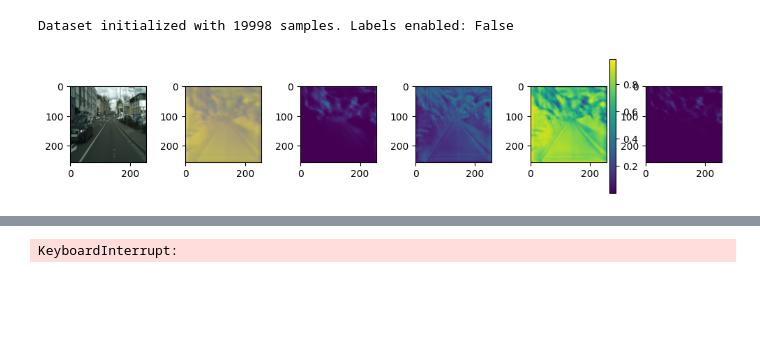
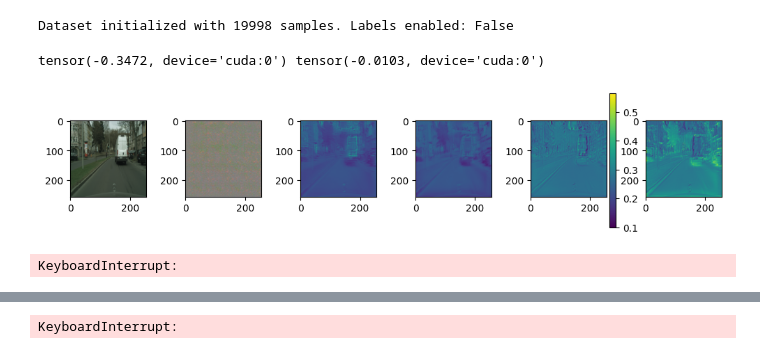
Before and after one commit to Ilias-Paralikas/Unsupervised-Learning, a Jupyter notebook: test.ipynb, the cells around one changed output, grey strips where cells are left out. Cells and saved outputs as stored; diff of their text form; code cells hidden in the pictures; blank space fills up the shorter version.

```diff
--- a/test.ipynb
+++ b/test.ipynb
@@ -19,14 +19,19 @@ from DCGAN.loss_functions import GradientPenaltyLoss, EntropyLoss, DriftLoss, We
 device ="cuda" if torch.cuda.is_available() else "cpu"
 scale_for_display = lambda x: x.mul(0.5).add(0.5)
 # %%
-channels = [512,256,128,64,32,32,16]
-vectorizer_output_channels = [i for i in channels[:-1]]
-degrees_of_freedom = [64 for i in channels]
 n_components= 4
 
-seg_gen_cut_connections = 2
+encoder_channels = [512,256,128,64,32,32,16]
+decoder_channels = [i//2 for i in encoder_channels]
 
-batch_size = 16
+degrees_of_freedom = [i//8 for i in decoder_channels]
+vectorizer_output_channels = [i *n_components for i in degrees_of_freedom[1:]]
+
+grid_sizes = [1, 2, 4, 8, 16, 16, 16]
+
+seg_gen_cut_connections = 0
+
+batch_size = 8
 rec_model_lr = 1.0e-4
 seg_model_lr = 1.0e-5
 # %%
@@ -34,10 +39,12 @@ seg_model_lr = 1.0e-5
 msg_dataset = CityScapesMultiResolutionDataset()
 train_loader = DataLoader(msg_dataset, batch_size=batch_size, shuffle=True)
 
-rec_model = VectorizedUNet(channels=channels,
+rec_model = VectorizedUNet(encoder_channels=encoder_channels,
+                           decoder_channels=decoder_channels,
                            number_of_components=n_components,
-                           vectorizer_output_channels=vectorizer_output_channels).to(device)
-seg_model = UNet(channels=channels,
+                           vectorizer_output_channels=vectorizer_output_channels,
+                           grid_sizes=grid_sizes).to(device)
+seg_model = UNet(channels=encoder_channels,
                  out_channels=n_components,
                  cut_connections=seg_gen_cut_connections).to(device)
 
@@ -48,30 +55,31 @@ Dataset initialized with 19998 samples. Labels enabled: False
 # %%
 data,_ = next(iter(train_loader))
 
 with torch.no_grad():
     x = data[-1].to(device)
     seg = seg_model(x)
-    y= rec_model(x,seg)
+    seg_probs = torch.softmax(seg,dim=1)
+    y= rec_model(x,seg_probs)
 
-components = seg.shape[1]
+components = seg_probs.shape[1]
 
 fig,ax = plt.subplots(1,2+components,figsize=(10,5))
 scaled_x = scale_for_display(x)
 sclaed_y = scale_for_display(y[-1])
 ax[0].imshow(scaled_x[0].cpu().permute(1,2,0).numpy())
 ax[1].imshow(sclaed_y[0].cpu().permute(1,2,0).numpy())
 
 
 
-
-scaled_seg = torch.softmax(seg,dim=1)
-vmin = scaled_seg[0].min().item()
-vmax = scaled_seg[0].max().item()
+vmin = seg_probs[0].min().item()
+vmax = seg_probs[0].max().item()
 
 for i in range(components):
-    im = ax[2 + i].imshow(scaled_seg[0, i].cpu().numpy(), vmin=vmin, vmax=vmax)
+    im = ax[2 + i].imshow(seg_probs[0, i].cpu().numpy(), vmin=vmin, vmax=vmax)
 
 fig.colorbar(im, ax=ax[2:].tolist(), shrink=0.5)
 plt.tight_layout()
+print(x.mean(),y[-1].mean())
 # %% [output]
+tensor(-0.3472, device='cuda:0') tensor(-0.0103, device='cuda:0')
-[figure, old version]
+[figure, new version]
@@ -81,0 +90,34 @@ tv_loss_fn = TotalVariationLoss(weight=1.0) #
+# %%
+# pretrain the rec_model to be good all over the place
+
+epochs =3
+
+
+for epoch in range(0, epochs):
+    loop = tqdm(train_loader, desc=f'Epoch {epoch}/{epochs}')
+    for data,_ in loop:
+
+        rec_model_optimizer.zero_grad()
+
+        full_img = data[-1].to(device)
+        b,_,h,w = full_img.shape
+        dummy_seg_logits = torch.zeros(b,n_components,h,w,requires_grad=True).to(device)
+        dummy_seg_logits[:,0,:,:] = torch.ones_like(dummy_seg_logits[:,0,:,:])
+        dummy_seg_probs=  F.softmax(dummy_seg_logits, dim=1)
+        reconstructions= rec_model(full_img,dummy_seg_probs)
+
+        recon_loss = 0
+        for target_img, pred_img in zip(data, reconstructions):
+            target_img = target_img.to(device)
+            recon_loss += reconstruction_loss_fn(pred_img, target_img)
+
+        recon_loss.backward()
+        rec_model_optimizer.step()
+
+        loop.set_postfix(
+            recon_loss=recon_loss.item(),
+
+        )
+    torch.save(rec_model.state_dict(), f'rec_model.pt')
+# %% [output]
+KeyboardInterrupt:
```
Also changed, not shown: parts of 9 cells of this notebook, 4 other files.
